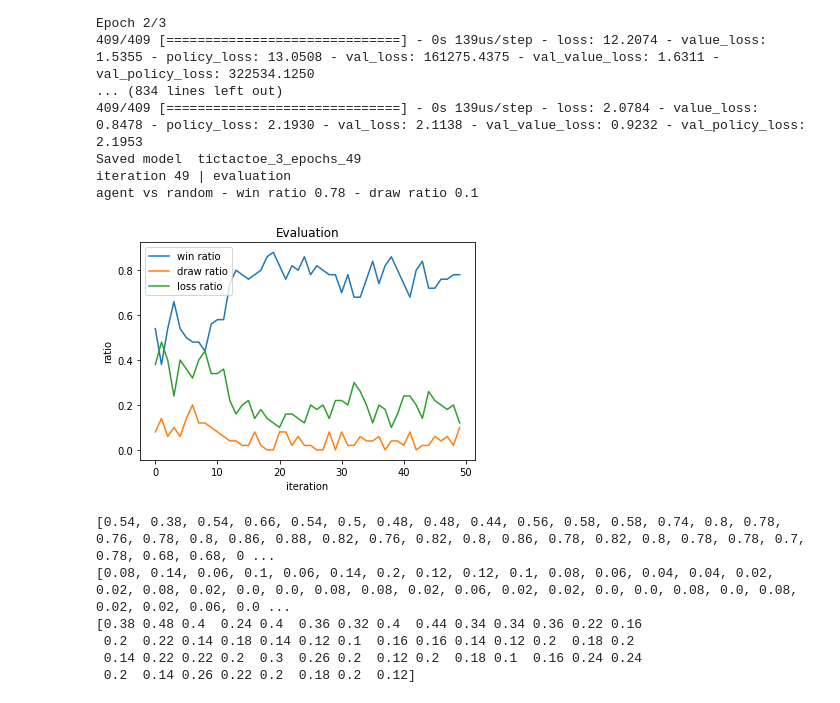
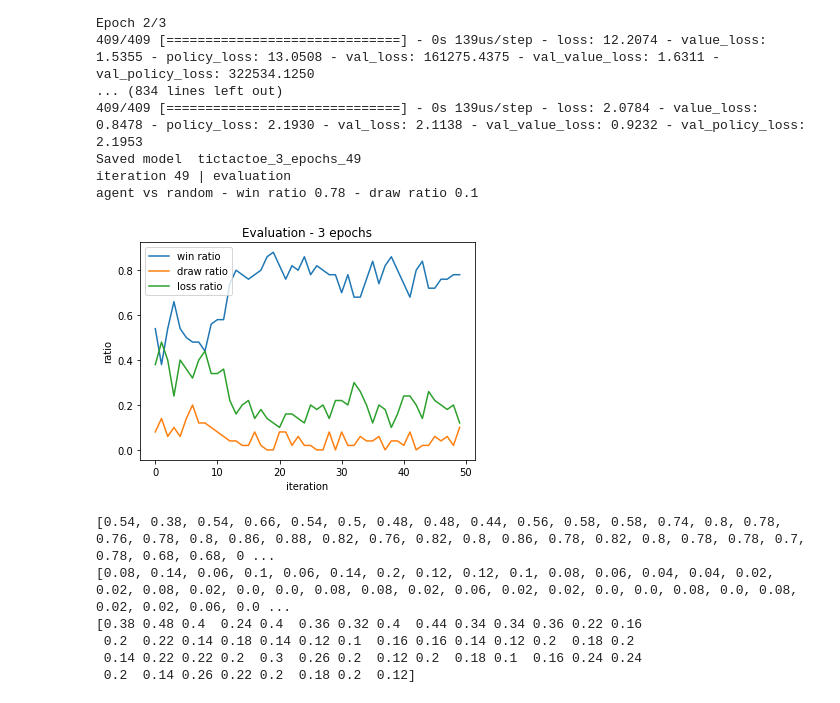
Before and after one commit to y4nnic/AlphaZero_for_small_board_games, a Jupyter notebook: experiment_epochs.ipynb, the cells around one changed output. Cells and saved outputs as stored; diff of their text form; code cells hidden in the pictures.

```diff
--- a/experiment_epochs.ipynb
+++ b/experiment_epochs.ipynb
@@ -163,24 +163,24 @@ agent vs random - win ratio 0.78 - draw ratio 0.1
 # %%
 fig = plt.figure()
 
-plt.title("Evaluation")
+plt.title("Evaluation - 3 epochs")
 
 plt.xlabel("iteration")
 plt.ylabel("ratio")
 
 x = np.arange(50)
 losses_2 = np.ones(50) - wins_2 - draws_2
 # no_loss = np.zeros(50) + wins +draws
 
 plt.plot(x, wins_2, label="win ratio")
 plt.plot(x, draws_2, label="draw ratio")
 #plt.plot(x, no_loss, label="no loss ratio")
 plt.plot(x, losses_2, label="loss ratio")
 
 plt.legend(loc=2)
 plt.show()
 # %% [output]
-[figure, old version]
+[figure, new version]
 # %%
 print(wins_2)
 print(draws_2)
```
Also changed, not shown: parts of 15 cells of this notebook, 8 other files.
